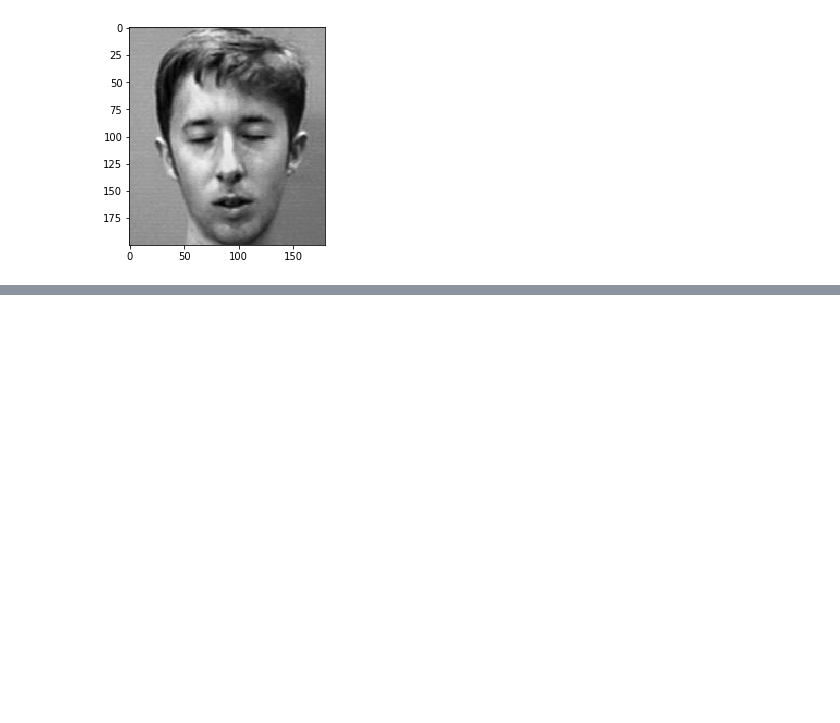
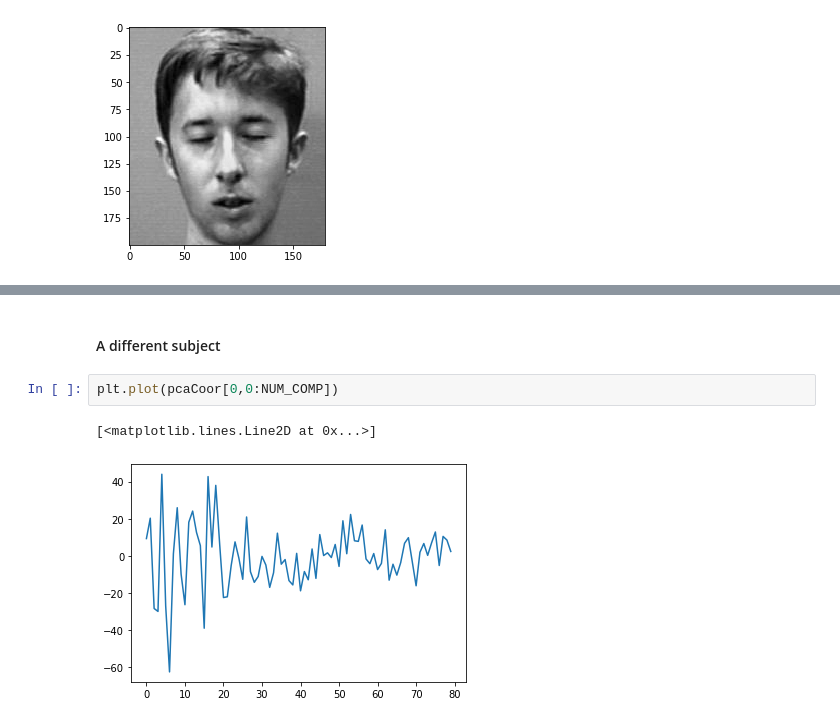
Before and after one commit to hzqianzhuang/Week3, a Jupyter notebook: pca_faces.ipynb, the cells around one changed output, grey strips where cells are left out. Cells and saved outputs as stored; diff of their text form; blank space fills up the shorter version.

```diff
--- a/pca_faces.ipynb
+++ b/pca_faces.ipynb
@@ -104,0 +135,7 @@ plt.plot(pcaMdl.explained_variance_ratio_)
+# %% [markdown]
+#### A different subject
+# %%
+plt.plot(pcaCoor[0,0:NUM_COMP])
+# %% [output]
+[<matplotlib.lines.Line2D at 0x...>]
+[figure, added]
```
Also changed, not shown: parts of 13 cells of this notebook.
